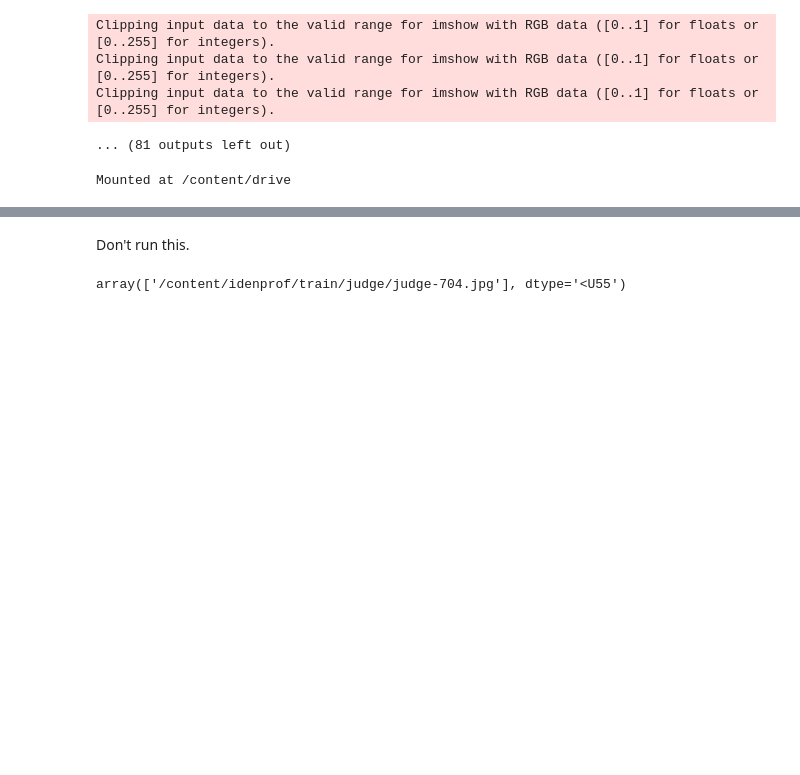
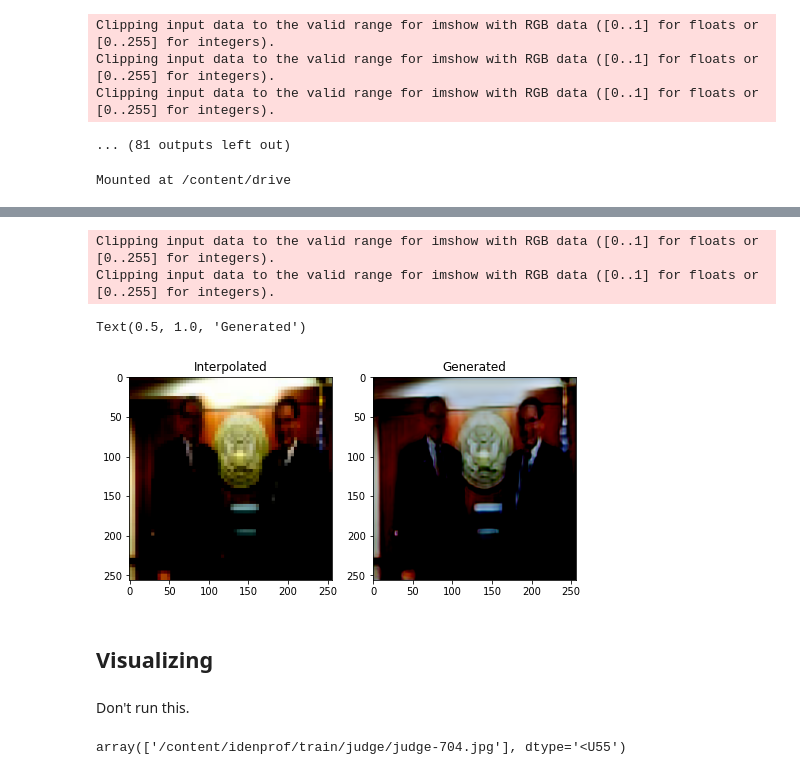
Before and after one commit to iam-pattan/SRGANs, a Jupyter notebook: SRGAN_Final.ipynb, the cells around one changed output, grey strips where cells are left out. Cells and saved outputs as stored; diff of their text form; code cells hidden in the pictures; blank space fills up the shorter version.

```diff
--- a/SRGAN_Final.ipynb
+++ b/SRGAN_Final.ipynb
@@ -553,3 +600,31 @@ Clipping input data to the valid range for imshow with RGB data ([0..1] for floa
+# %%
+# Interpolation for image enhancement
+_near, _lin, _area, _cubic, _lancz = [], [], [], [], []
+for index, _ in enumerate(generated_images):
+    Int_near = cv2.resize(low_resolution_images[index], (256, 256),
+                          interpolation = cv2.INTER_NEAREST)
+    _near.append(Int_area)
+    cv2.imwrite(f'/content/Int_images/near_{index}.png',Int_near)
+
+    Int_lin = cv2.resize(low_resolution_images[index], (256, 256),
+                        interpolation = cv2.INTER_LINEAR)
+    _lin.append(Int_lin)
+    cv2.imwrite(f'/content/Int_images/lin_{index}.png',Int_lin)
+
+    Int_area = cv2.resize(low_resolution_images[index], (256, 256),
+                          interpolation = cv2.INTER_AREA)
+    _area.append(Int_area)
+    cv2.imwrite(f'/content/Int_images/area_{index}.png',Int_area)
+
+    Int_cubic = cv2.resize(low_resolution_images[index], (256, 256),
+                          interpolation = cv2.INTER_CUBIC)
+    _cubic.append(Int_cubic)
+    cv2.imwrite(f'/content/Int_images/cubic_{index}.png',Int_cubic)
+
+    Int_lancz = cv2.resize(low_resolution_images[index], (256, 256),
+                          interpolation = cv2.INTER_LANCZOS4)
+    _lancz.append(Int_lancz)
+    cv2.imwrite(f'/content/Int_images/lancz_{index}.png',Int_lancz)
 # %%
 # Calculating scores
 from skimage.metrics import structural_similarity as ssim
@@ -605,3 +711,18 @@ dtype: float64
+# %%
+plt.rcParams['figure.figsize'] = (8,16)
+plt.subplot(121)
+plt.imshow(Int_area)
+plt.title('Interpolated')
+plt.subplot(122)
+plt.imshow(generated_images[9])
+plt.title('Generated')
+# %% [output]
+Clipping input data to the valid range for imshow with RGB data ([0..1] for floats or [0..255] for integers).
+Clipping input data to the valid range for imshow with RGB data ([0..1] for floats or [0..255] for integers).
+Text(0.5, 1.0, 'Generated')
+[figure, added]
+# %% [markdown]
+## Visualizing
 # %% [markdown]
 Don't run this.
 # %%
```
Also changed, not shown: parts of 20 cells of this notebook.
